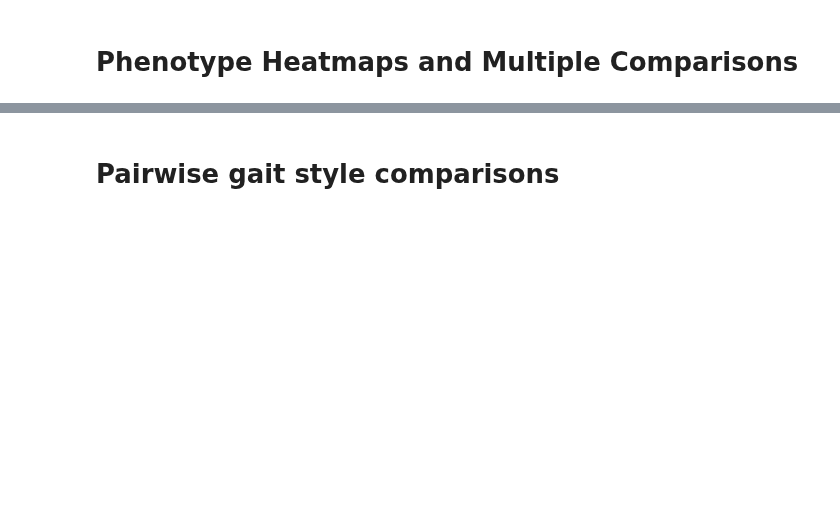
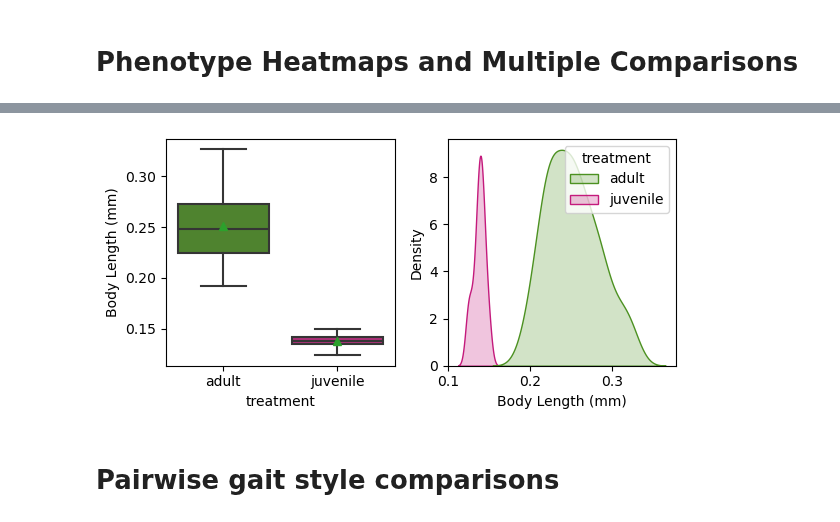
Before and after one commit to enwudz/gait, a Jupyter notebook: 06 Compare all the things.ipynb, the cells around one changed output, grey strips where cells are left out. Drawn from its saved outputs; the diff is of its cells as text; code cells hidden in the pictures; blank space fills up the shorter version.

```diff
--- a/06 Compare all the things.ipynb
+++ b/06 Compare all the things.ipynb
@@ -750,3 +1020,13 @@ plt.show()
+# %%
+# comparing control vs. treatment for a specified column (col)
+f,(a1,a2) = plt.subplots(1,2,figsize=(6,3))
+col = 'Body Length (mm)'
+sns.boxplot(ax=a1, x=df['treatment'], palette=palette, y=df[col], showmeans=True)
+sns.kdeplot(ax=a2, x=col, hue='treatment', palette=palette, data=df, fill=True)
+plt.tight_layout()
+plt.show()
+# %% [output]
+[figure, added]
 # %% [markdown]
 # Pairwise gait style comparisons
 # %%
```
Also changed, not shown: parts of 47 cells of this notebook, 4 other files.
